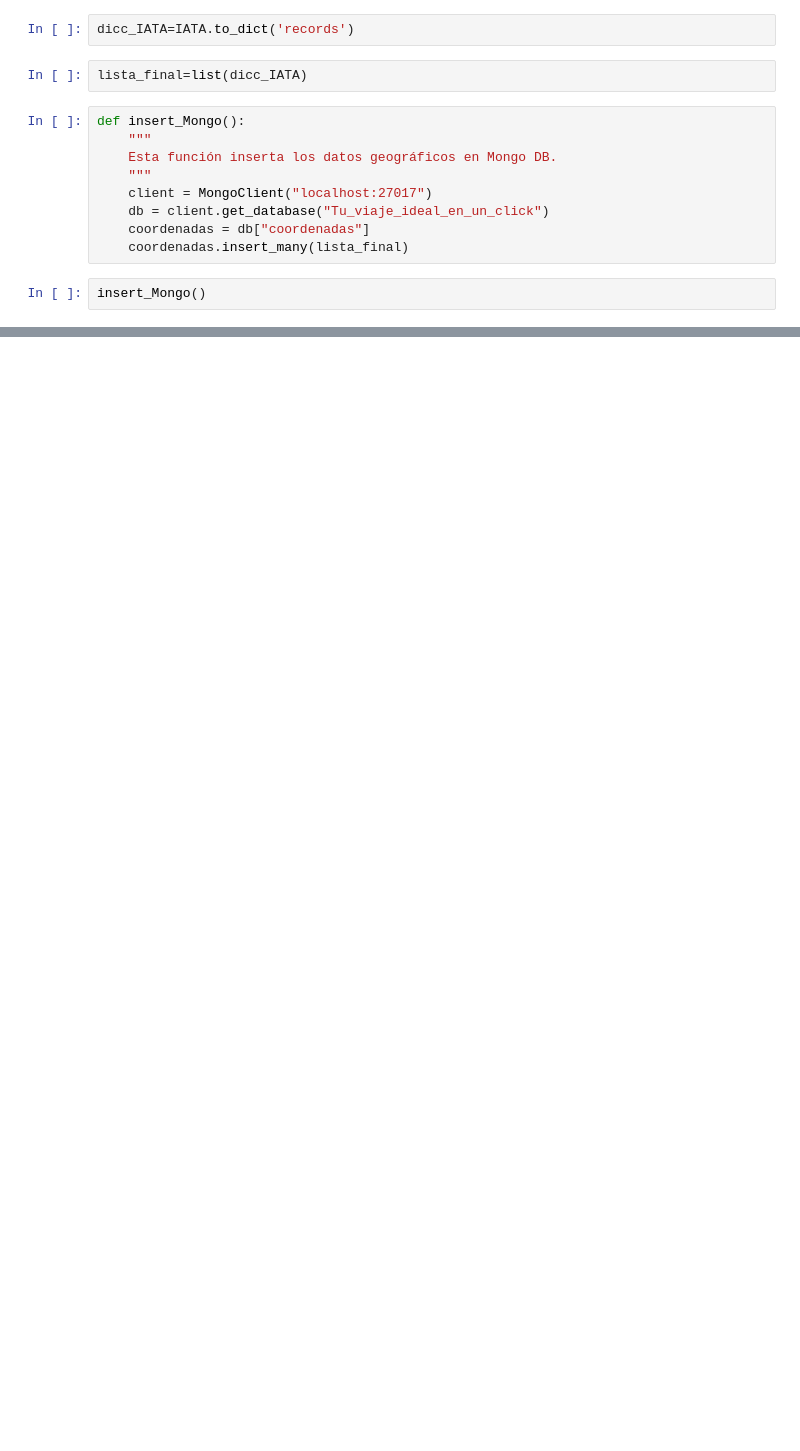
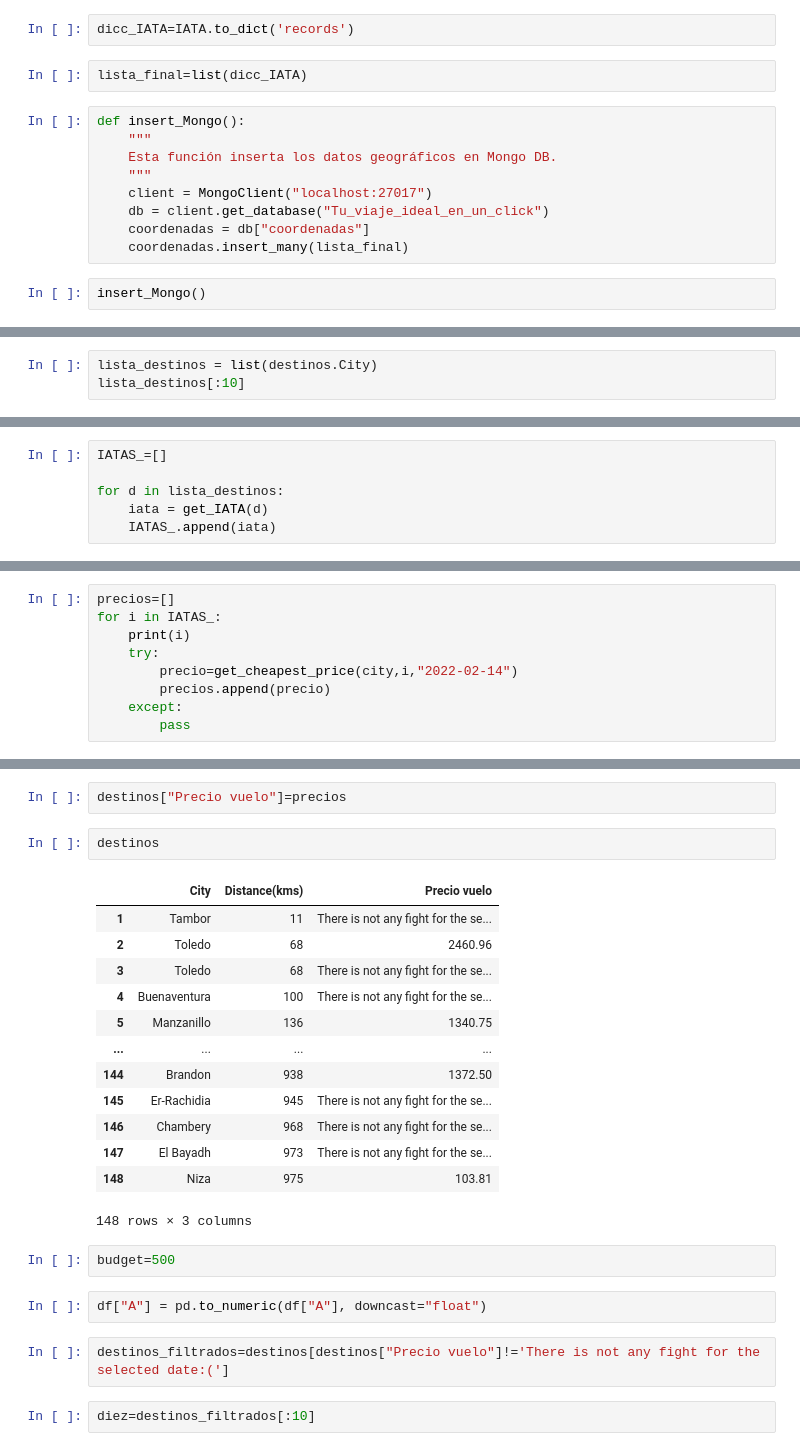
Before and after one commit to Lydia-Arocena/FINAL_PROJECT-Tu_viaje_en_un_click, a Jupyter notebook: Notebooks/MONGO_coord_IATA.ipynb, the cells around one changed output, grey strips where cells are left out. Drawn from its saved outputs; the diff is of its cells as text; blank space fills up the shorter version.

Commit message:
porfin filtro vuelos streamlit

```diff
--- a/Notebooks/MONGO_coord_IATA.ipynb
+++ b/Notebooks/MONGO_coord_IATA.ipynb
@@ -124,0 +266,3 @@ insert_Mongo()
+# %%
+lista_destinos = list(destinos.City)
+lista_destinos[:10]
@@ -124,0 +280,6 @@ insert_Mongo()
+# %%
+IATAS_=[]
+
+for d in lista_destinos:
+    iata = get_IATA(d)
+    IATAS_.append(iata)
@@ -124,0 +290,9 @@ insert_Mongo()
+# %%
+precios=[]
+for i in IATAS_:
+    print(i)
+    try:
+        precio=get_cheapest_price(city,i,"2022-02-14")
+        precios.append(precio)
+    except:
+        pass
@@ -124,0 +337,26 @@ insert_Mongo()
+# %%
+destinos["Precio vuelo"]=precios
+# %%
+destinos
+# %% [output]
+|  | City | Distance(kms) | Precio vuelo |
+| 1 | Tambor | 11 | There is not any fight for the se... |
+| 2 | Toledo | 68 | 2460.96 |
+| 3 | Toledo | 68 | There is not any fight for the se... |
+| 4 | Buenaventura | 100 | There is not any fight for the se... |
+| 5 | Manzanillo | 136 | 1340.75 |
+| ... | ... | ... | ... |
+| 144 | Brandon | 938 | 1372.50 |
+| 145 | Er-Rachidia | 945 | There is not any fight for the se... |
+| 146 | Chambery | 968 | There is not any fight for the se... |
+| 147 | El Bayadh | 973 | There is not any fight for the se... |
+| 148 | Niza | 975 | 103.81 |
+148 rows × 3 columns
+# %%
+budget=500
+# %%
+df["A"] = pd.to_numeric(df["A"], downcast="float")
+# %%
+destinos_filtrados=destinos[destinos["Precio vuelo"]!='There is not any fight for the selected date:(']
+# %%
+diez=destinos_filtrados[:10]
```
Also changed, not shown: parts of 37 cells of this notebook, 3 other files.
